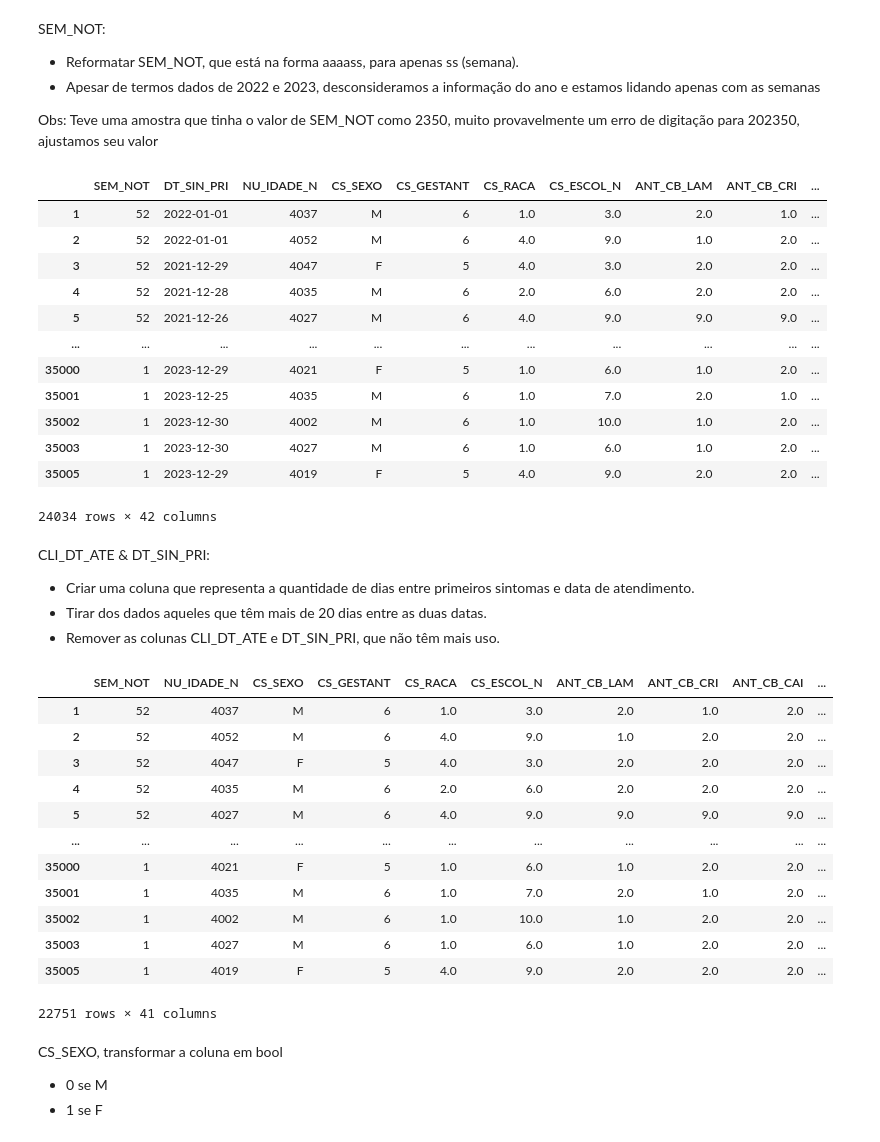
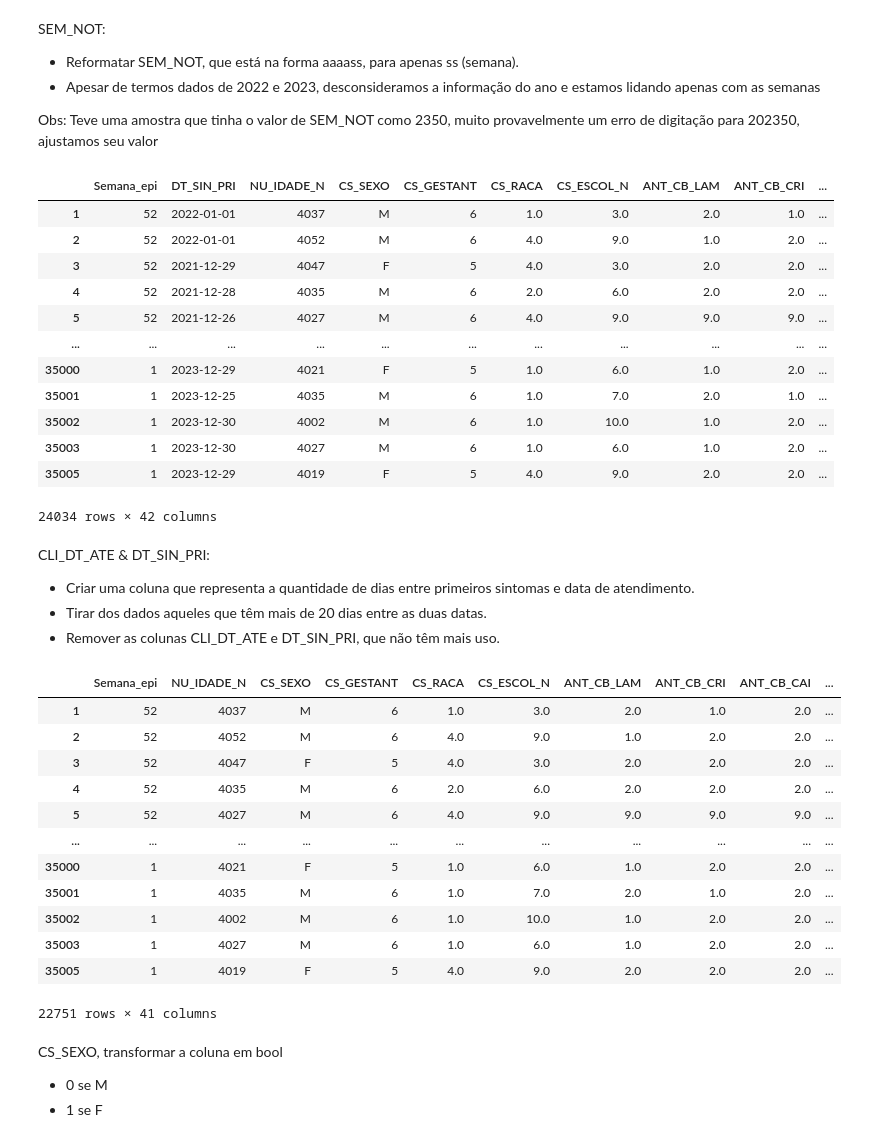
Before and after one commit to arturrur/mc853, a Jupyter notebook: Preprocessing.ipynb, the cells around one changed output. Saved outputs shown, nothing was run; the diff lists cells and outputs as text; code cells hidden in the pictures.

```diff
--- a/Preprocessing.ipynb
+++ b/Preprocessing.ipynb
@@ -56,6 +57,7 @@ df = df.dropna(subset=["EVOLUCAO"])
 df = df[df["EVOLUCAO"] != 9.0]
 df.loc[:, "EVOLUCAO"] = df["EVOLUCAO"] - 1
 df.loc[df['EVOLUCAO'] == 2.0, 'EVOLUCAO'] = 1.0
+df.rename(columns={'EVOLUCAO': 'Desfecho'}, inplace=True)
 df
 # %% [output]
 |  | SEM_NOT | SG_UF_NOT | DT_SIN_PRI | NU_IDADE_N | CS_SEXO | CS_GESTANT | CS_RACA | CS_ESCOL_N | NDUPLIC_N | ... |
@@ -136,9 +138,10 @@ Obs: Teve uma amostra que tinha o valor de SEM_NOT como 2350, muito provavelment
 # %%
 df.loc[df['SEM_NOT'] == 2350, 'SEM_NOT'] = 202350
 df["SEM_NOT"] = df["SEM_NOT"].apply(lambda x: (x % 100))
+df.rename(columns={'SEM_NOT': 'Semana_epi'}, inplace=True)
 df
 # %% [output]
-|  | SEM_NOT | DT_SIN_PRI | NU_IDADE_N | CS_SEXO | CS_GESTANT | CS_RACA | CS_ESCOL_N | ANT_CB_LAM | ANT_CB_CRI | ... |
+|  | Semana_epi | DT_SIN_PRI | NU_IDADE_N | CS_SEXO | CS_GESTANT | CS_RACA | CS_ESCOL_N | ANT_CB_LAM | ANT_CB_CRI | ... |
 | 1 | 52 | 2022-01-01 | 4037 | M | 6 | 1.0 | 3.0 | 2.0 | 1.0 | ... |
 | 2 | 52 | 2022-01-01 | 4052 | M | 6 | 4.0 | 9.0 | 1.0 | 2.0 | ... |
 | 3 | 52 | 2021-12-29 | 4047 | F | 5 | 4.0 | 3.0 | 2.0 | 2.0 | ... |
@@ -157,12 +160,12 @@ CLI_DT_ATE & DT_SIN_PRI:
 - Tirar dos dados aqueles que têm mais de 20 dias entre as duas datas.
 - Remover as colunas CLI_DT_ATE e DT_SIN_PRI, que não têm mais uso.
 # %%
-df['DIF_SINTOMAS_ATEND'] = (df['CLI_DT_ATE'] - df['DT_SIN_PRI']).dt.days
-df = df[(df['DIF_SINTOMAS_ATEND'] <= 20) & (df['DIF_SINTOMAS_ATEND'] >= 0)]
+df['Intervalo'] = (df['CLI_DT_ATE'] - df['DT_SIN_PRI']).dt.days
+df = df[(df['Intervalo'] <= 20) & (df['Intervalo'] >= 0)]
 df = df.drop(columns=["CLI_DT_ATE", "DT_SIN_PRI"])
 df
 # %% [output]
-|  | SEM_NOT | NU_IDADE_N | CS_SEXO | CS_GESTANT | CS_RACA | CS_ESCOL_N | ANT_CB_LAM | ANT_CB_CRI | ANT_CB_CAI | ... |
+|  | Semana_epi | NU_IDADE_N | CS_SEXO | CS_GESTANT | CS_RACA | CS_ESCOL_N | ANT_CB_LAM | ANT_CB_CRI | ANT_CB_CAI | ... |
 | 1 | 52 | 4037 | M | 6 | 1.0 | 3.0 | 2.0 | 1.0 | 2.0 | ... |
 | 2 | 52 | 4052 | M | 6 | 4.0 | 9.0 | 1.0 | 2.0 | 2.0 | ... |
 | 3 | 52 | 4047 | F | 5 | 4.0 | 3.0 | 2.0 | 2.0 | 2.0 | ... |
```
Also changed, not shown: parts of 13 cells of this notebook.
